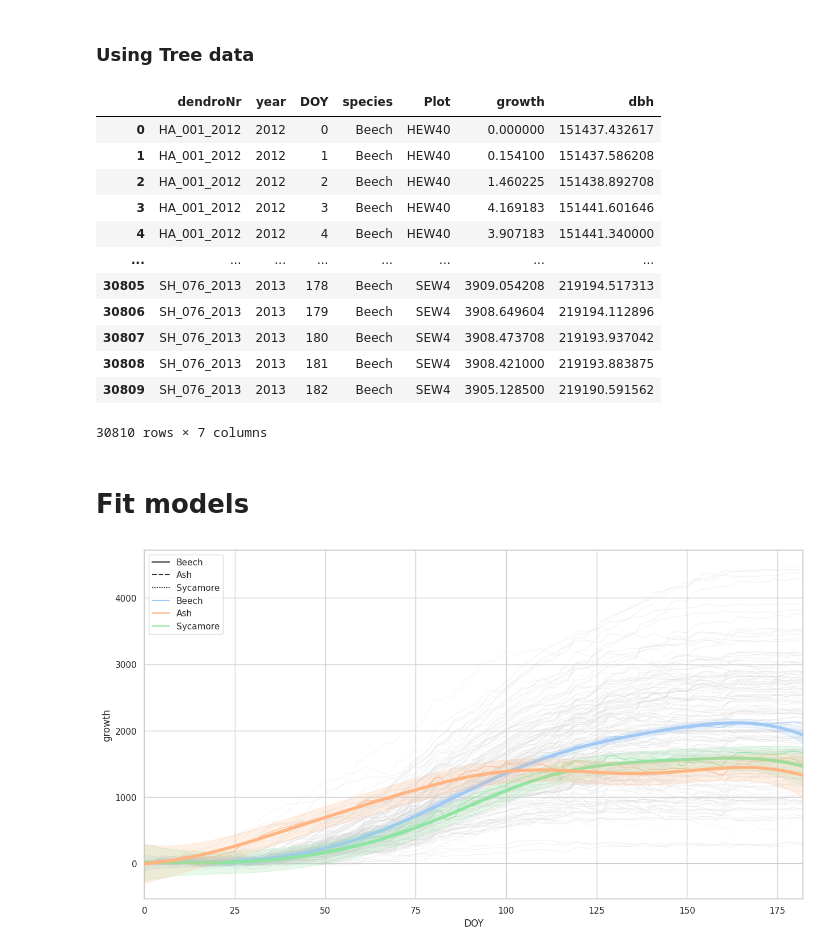
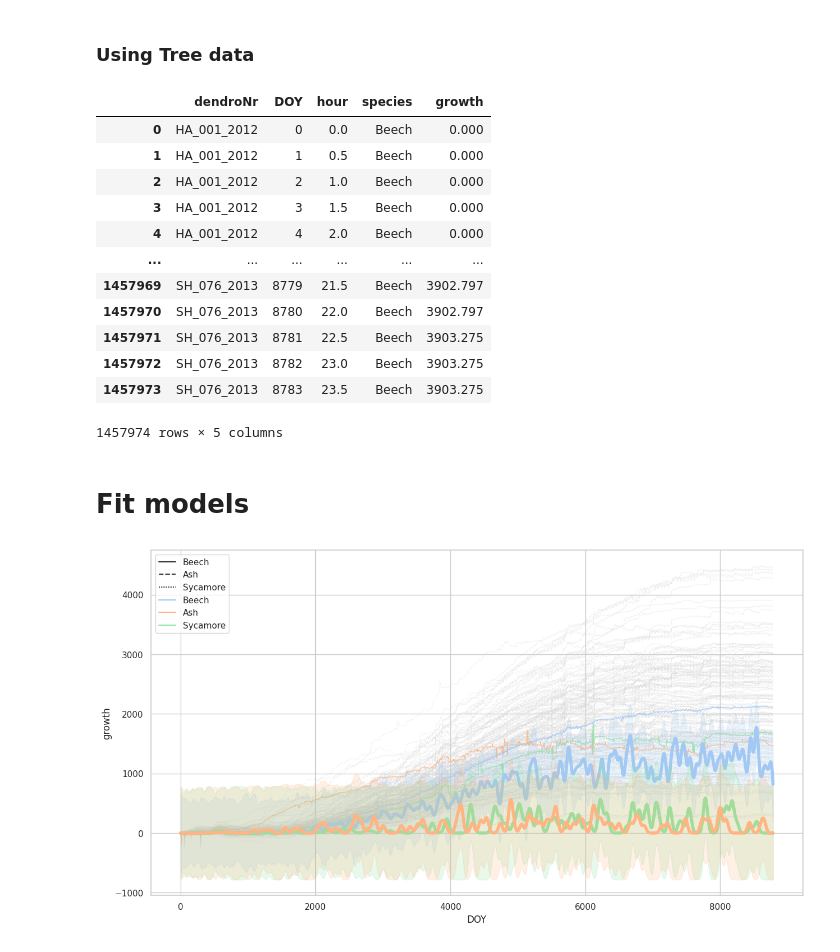
Before and after one commit to ItsNiklas/sparse-gaussian-processes, a Jupyter notebook: Trees.ipynb, the cells around one changed output. Saved outputs shown, nothing was run; the diff lists cells and outputs as text; code cells hidden in the pictures.

```diff
--- a/Trees.ipynb
+++ b/Trees.ipynb
@@ -8,25 +8,22 @@ import pandas as pd
 import seaborn as sns
 from sklearn import gaussian_process
 
-dendro = pd.read_feather("data/17766_12.feather")
-dendro.dendroNr = (
-    dendro[["dendroNr", "year"]].astype(str).agg("_".join, axis=1)
-)  # Merge tree and year
+dendro = pd.read_feather("data/17766_12_D.feather")
 dendro
 # %% [output]
-|  | dendroNr | year | DOY | species | Plot | growth | dbh |
-| 0 | HA_001_2012 | 2012 | 0 | Beech | HEW40 | 0.000000 | 151437.432617 |
-| 1 | HA_001_2012 | 2012 | 1 | Beech | HEW40 | 0.154100 | 151437.586208 |
-| 2 | HA_001_2012 | 2012 | 2 | Beech | HEW40 | 1.460225 | 151438.892708 |
-| 3 | HA_001_2012 | 2012 | 3 | Beech | HEW40 | 4.169183 | 151441.601646 |
-| 4 | HA_001_2012 | 2012 | 4 | Beech | HEW40 | 3.907183 | 151441.340000 |
-| ... | ... | ... | ... | ... | ... | ... | ... |
-| 30805 | SH_076_2013 | 2013 | 178 | Beech | SEW4 | 3909.054208 | 219194.517313 |
-| 30806 | SH_076_2013 | 2013 | 179 | Beech | SEW4 | 3908.649604 | 219194.112896 |
-| 30807 | SH_076_2013 | 2013 | 180 | Beech | SEW4 | 3908.473708 | 219193.937042 |
-| 30808 | SH_076_2013 | 2013 | 181 | Beech | SEW4 | 3908.421000 | 219193.883875 |
-| 30809 | SH_076_2013 | 2013 | 182 | Beech | SEW4 | 3905.128500 | 219190.591562 |
+|  | dendroNr | DOY | hour | species | growth |
+| 0 | HA_001_2012 | 0 | 0.0 | Beech | 0.000 |
+| 1 | HA_001_2012 | 1 | 0.5 | Beech | 0.000 |
+| 2 | HA_001_2012 | 2 | 1.0 | Beech | 0.000 |
+| 3 | HA_001_2012 | 3 | 1.5 | Beech | 0.000 |
+| 4 | HA_001_2012 | 4 | 2.0 | Beech | 0.000 |
+| ... | ... | ... | ... | ... | ... |
+| 1457969 | SH_076_2013 | 8779 | 21.5 | Beech | 3902.797 |
+| 1457970 | SH_076_2013 | 8780 | 22.0 | Beech | 3902.797 |
+| 1457971 | SH_076_2013 | 8781 | 22.5 | Beech | 3903.275 |
+| 1457972 | SH_076_2013 | 8782 | 23.0 | Beech | 3903.275 |
+| 1457973 | SH_076_2013 | 8783 | 23.5 | Beech | 3903.275 |
-30810 rows × 7 columns
+1457974 rows × 5 columns
 # %% [markdown]
 # Fit models
 # %%
@@ -46,21 +43,19 @@ tree_models = [
     for _ in range(3)
 ]
 
-X = np.array(range(183)).reshape(-1, 1)
-
 for i, tree_model in enumerate(tree_models):
     # Filter to prevent overfitting to data mean
     filt = dendro[dendro.species.eq(pd.unique(dendro.species)[i])]
-    filt = filt.sample(int(0.3 * len(filt)))
+    filt = filt.sample(int(0.001 * len(filt)), random_state=1)
 
     #MINE
     data_x = jnp.array(filt.DOY.array.reshape(-1, 1))
     data_y = jnp.array(filt.growth)
     tree_model = GPR(data_x, data_y, RBFKernel, jnp.array([0.2**2, 30.]), eps=.5**2)
     tree_models[i] = tree_model
+
+    #tree_model.fit()
     continue
-
-    #tree_model.fit(filt.DOY.array.reshape(-1, 1), filt.growth)
     #print(-tree_model.log_marginal_likelihood_value_, 'at', tree_model.kernel_)
 
     if i == 0:
@@ -89,8 +84,6 @@ sns.lineplot(
     alpha=0.3,
 )
 
-plt.gca().set(xlim=(0, 182))
-
 # Plot means
 sns.lineplot(
     data=dendro,
@@ -99,31 +92,33 @@ sns.lineplot(
     hue="species",
     #estimator=None, errorbar=('ci', 99),
     errorbar=None,
     lw=1,
     zorder=2,
     alpha=0.8,
 )
+
+X = np.array(range(max(dendro.DOY))).reshape(-1, 1)
 
 # Plot GP
 for i, tree_model in enumerate(tree_models):
     mean_prediction, std_prediction = tree_model.predict(X, return_std=True)
     sns.lineplot(
         x=X.ravel(),
         y=mean_prediction.ravel(),
         lw=4,
         zorder=3,
         color=sns.color_palette()[i if i == 0 else [2, 1][i - 1]],
     )
     std_prediction *= 2000 #?
     plt.fill_between(
         X.ravel(),
         (mean_prediction - 1.96 * std_prediction).ravel(),
         (mean_prediction + 1.96 * std_prediction).ravel(),
         alpha=.2,
         zorder=3,
         color=sns.color_palette()[i if i == 0 else [2, 1][i - 1]],
     )
 
 plt.show()
 # %% [output]
-[figure, old version]
+[figure, new version]
```
Also changed, not shown: 4 other files.
